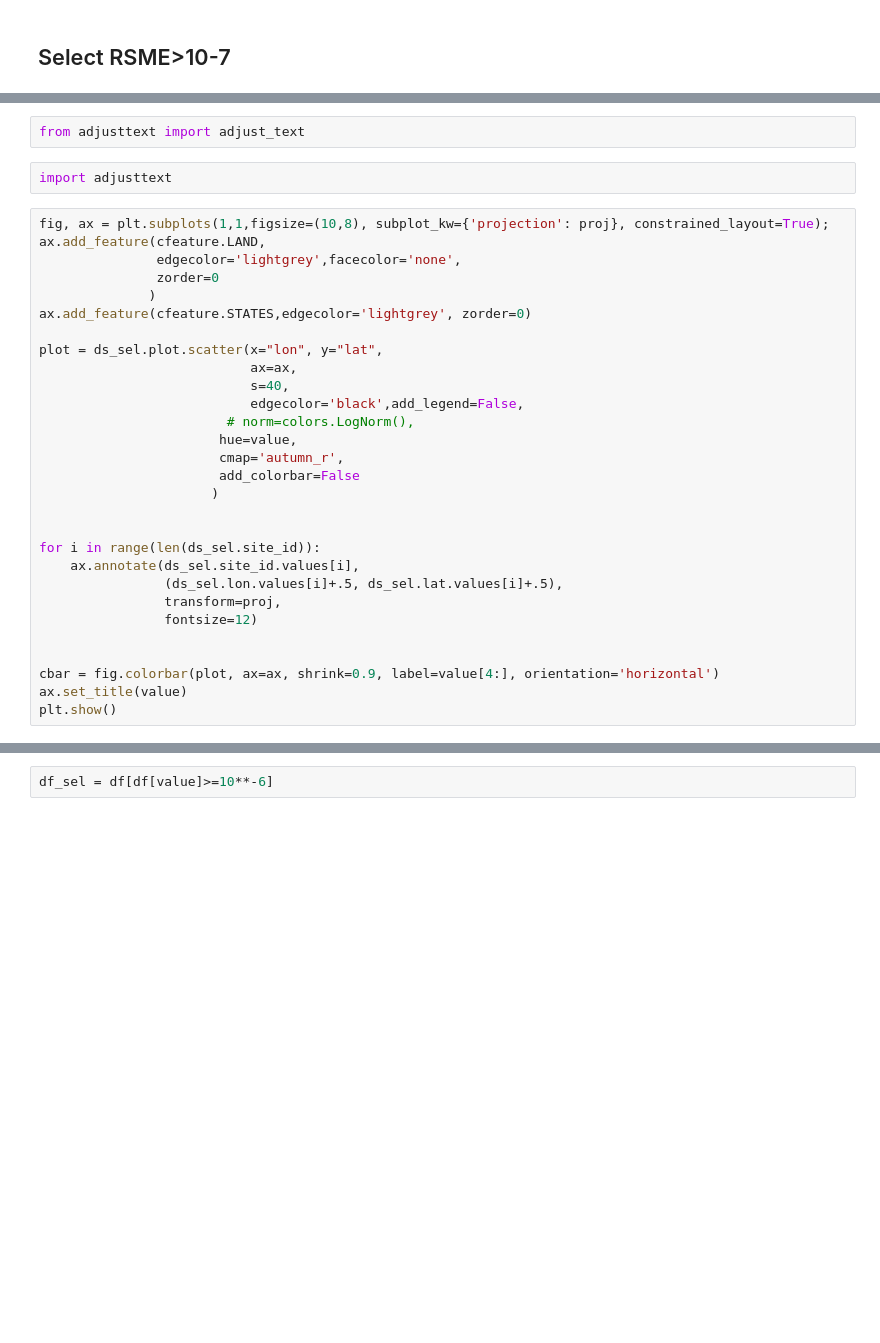
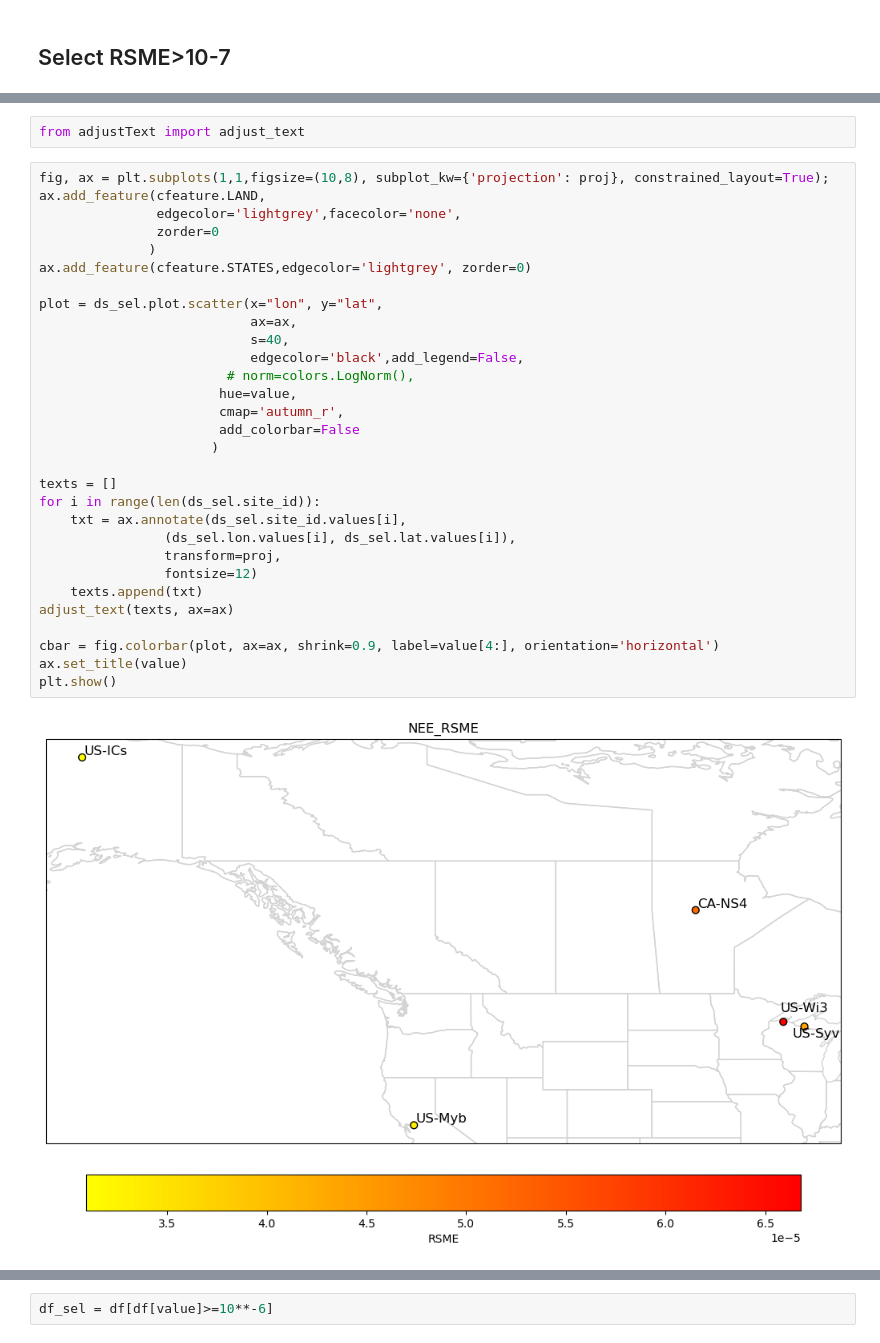
Before and after one commit to hannahzafar/FLUXNET-Model-comparison, a Jupyter notebook: notebooks/Stats-NEE.ipynb, the cells around one changed output, grey strips where cells are left out. Cells and saved outputs as stored; diff of their text form; blank space fills up the shorter version.

Commit message:
Adjust texts in plot

```diff
--- a/notebooks/Stats-NEE.ipynb
+++ b/notebooks/Stats-NEE.ipynb
@@ -96,35 +152,36 @@ ds_sel
-# %%
-from adjusttext import adjust_text
 # %%
-import adjusttext
+from adjustText import adjust_text
 # %%
 fig, ax = plt.subplots(1,1,figsize=(10,8), subplot_kw={'projection': proj}, constrained_layout=True);
 ax.add_feature(cfeature.LAND,
                edgecolor='lightgrey',facecolor='none',
                zorder=0
               )
 ax.add_feature(cfeature.STATES,edgecolor='lightgrey', zorder=0)
 
 plot = ds_sel.plot.scatter(x="lon", y="lat",
                            ax=ax,
                            s=40,
                            edgecolor='black',add_legend=False,
                         # norm=colors.LogNorm(),
                        hue=value,
                        cmap='autumn_r',
                        add_colorbar=False
                       )
 
-
+texts = []
 for i in range(len(ds_sel.site_id)):
-    ax.annotate(ds_sel.site_id.values[i],
-                (ds_sel.lon.values[i]+.5, ds_sel.lat.values[i]+.5),
+    txt = ax.annotate(ds_sel.site_id.values[i],
+                (ds_sel.lon.values[i], ds_sel.lat.values[i]),
                 transform=proj,
                 fontsize=12)
-
+    texts.append(txt)
+adjust_text(texts, ax=ax)
 
 cbar = fig.colorbar(plot, ax=ax, shrink=0.9, label=value[4:], orientation='horizontal')
 ax.set_title(value)
 plt.show()
+# %% [output]
+[figure, added]
 # %%
 ds_sel.site_id
```
Also changed, not shown: parts of 21 cells of this notebook.
